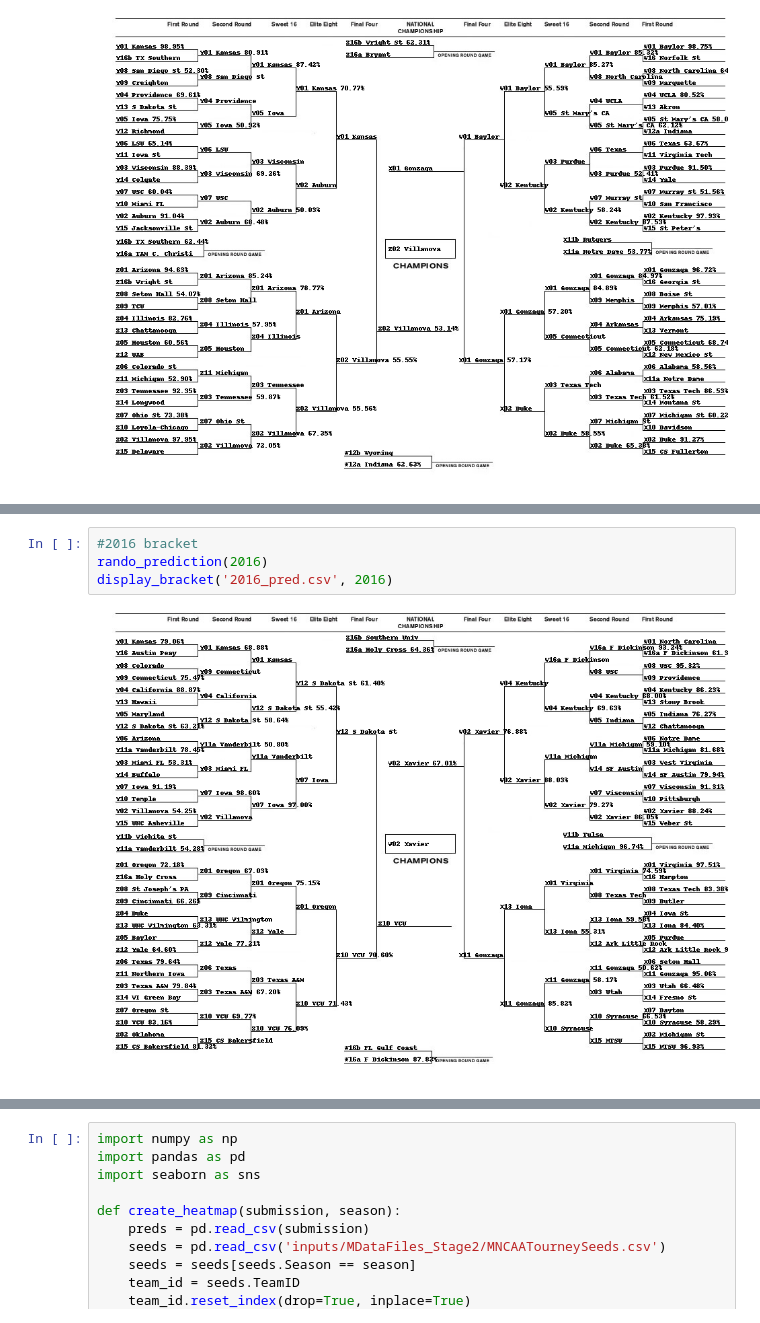
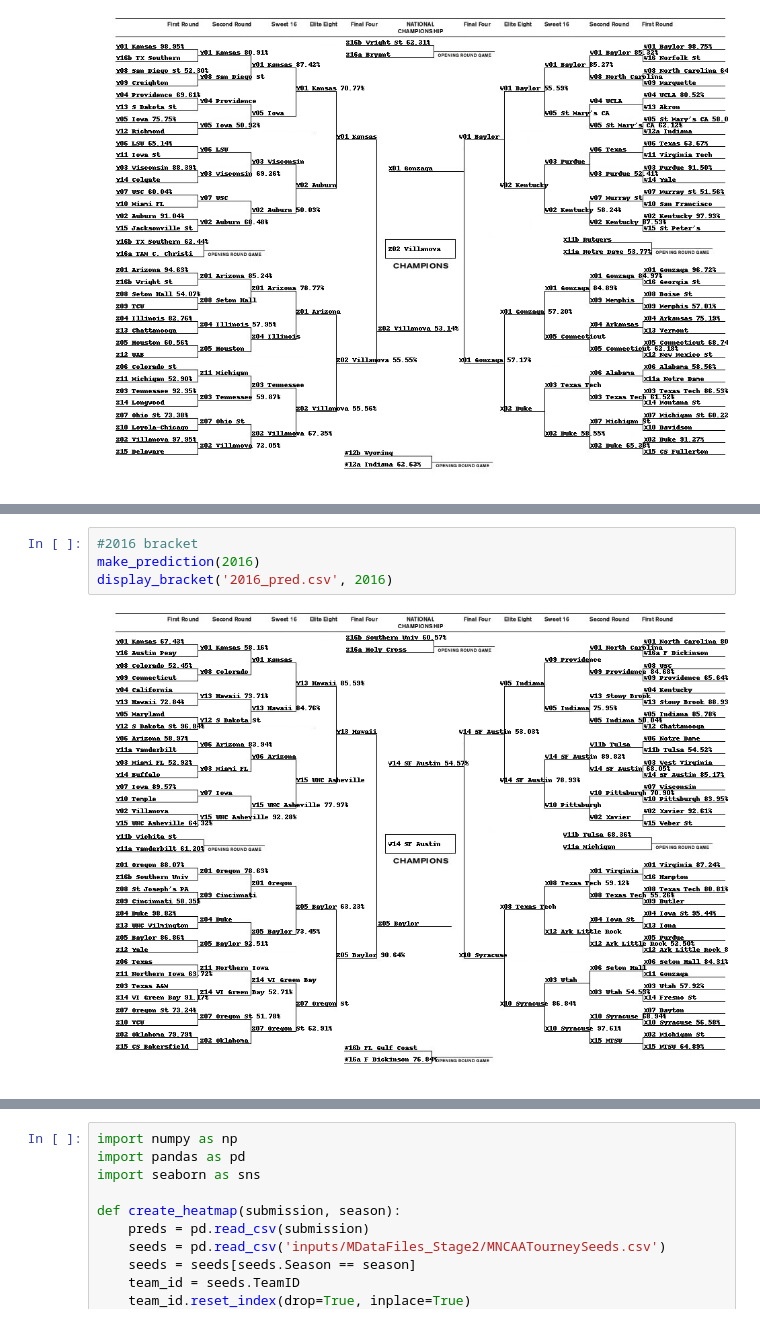
Before and after one commit to ngtaylor/EE461P-Final-Project, a Jupyter notebook: EE461P_Final_Project.ipynb, the cells around one changed output, grey strips where cells are left out. Drawn from its saved outputs; the diff is of its cells as text.

```diff
--- a/EE461P_Final_Project.ipynb
+++ b/EE461P_Final_Project.ipynb
@@ -655,8 +639,8 @@ def rando_prediction(year):
 # %%
 #2016 bracket
-rando_prediction(2016)
+make_prediction(2016)
 display_bracket('2016_pred.csv', 2016)
 # %% [output]
-[figure, old version]
+[figure, new version]
 # %%
 #2017 bracket
```
Also changed, not shown: parts of 16 cells of this notebook.
